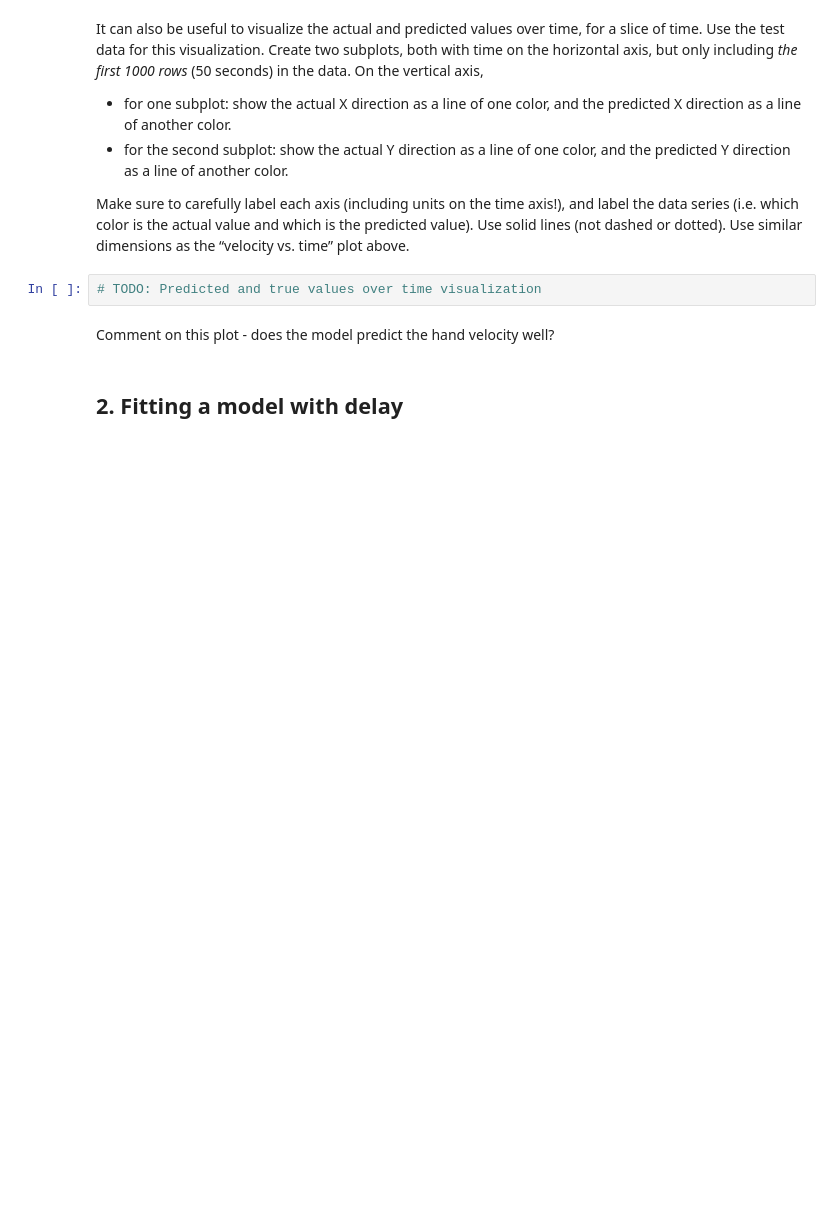
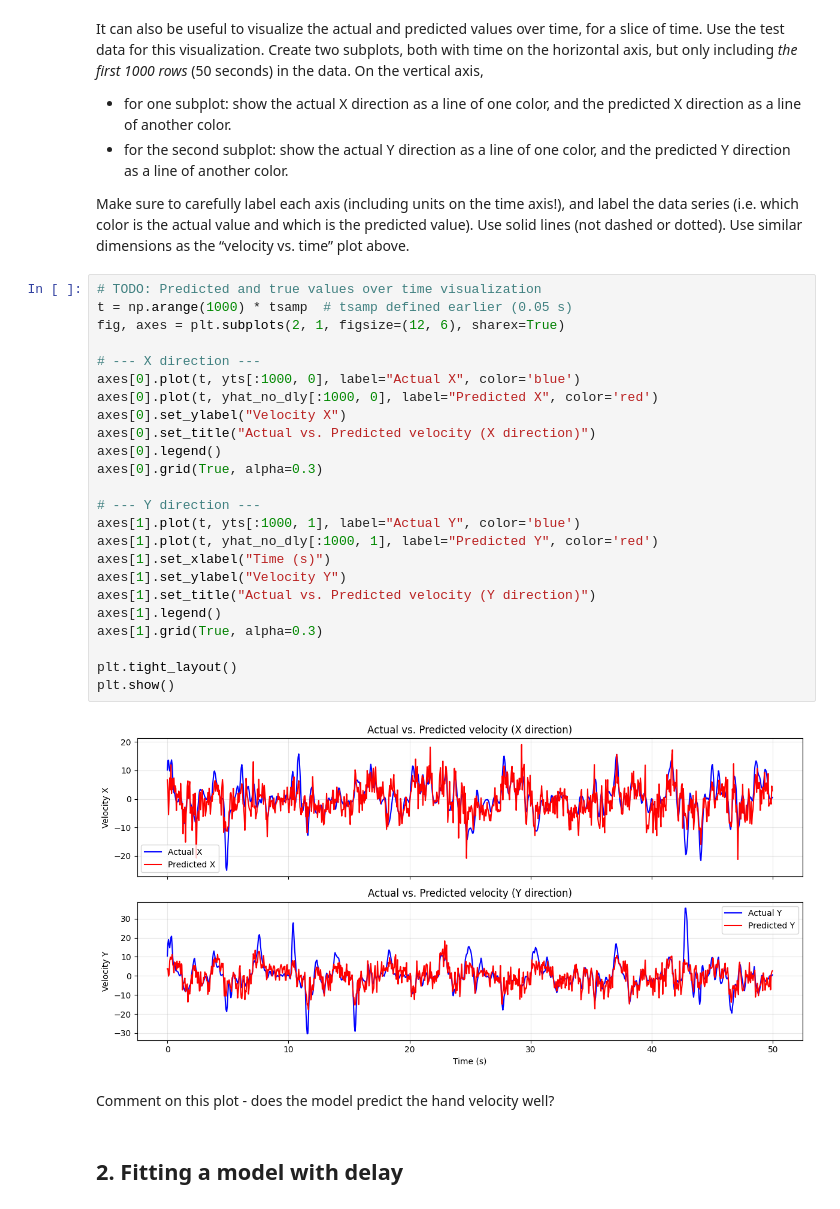
Before and after one commit to lz3546-cloud/IntroML, a Jupyter notebook: notebooks/4-neural-model-selection-hw.ipynb, the cells around one changed output. Cells and saved outputs as stored; diff of their text form; blank space fills up the shorter version.

```diff
--- a/notebooks/4-neural-model-selection-hw.ipynb
+++ b/notebooks/4-neural-model-selection-hw.ipynb
@@ -199,8 +218,32 @@ It can also be useful to visualize the actual and predicted values over time, fo
 -   for the second subplot: show the actual Y direction as a line of one color, and the predicted Y direction as a line of another color.
 
 Make sure to carefully label each axis (including units on the time axis!), and label the data series (i.e. which color is the actual value and which is the predicted value). Use solid lines (not dashed or dotted). Use similar dimensions as the “velocity vs. time” plot above.
-# %%
-# TODO: Predicted and true values over time visualization
+# %%
+# TODO: Predicted and true values over time visualization
+t = np.arange(1000) * tsamp  # tsamp defined earlier (0.05 s)
+fig, axes = plt.subplots(2, 1, figsize=(12, 6), sharex=True)
+
+# --- X direction ---
+axes[0].plot(t, yts[:1000, 0], label="Actual X", color='blue')
+axes[0].plot(t, yhat_no_dly[:1000, 0], label="Predicted X", color='red')
+axes[0].set_ylabel("Velocity X")
+axes[0].set_title("Actual vs. Predicted velocity (X direction)")
+axes[0].legend()
+axes[0].grid(True, alpha=0.3)
+
+# --- Y direction ---
+axes[1].plot(t, yts[:1000, 1], label="Actual Y", color='blue')
+axes[1].plot(t, yhat_no_dly[:1000, 1], label="Predicted Y", color='red')
+axes[1].set_xlabel("Time (s)")
+axes[1].set_ylabel("Velocity Y")
+axes[1].set_title("Actual vs. Predicted velocity (Y direction)")
+axes[1].legend()
+axes[1].grid(True, alpha=0.3)
+
+plt.tight_layout()
+plt.show()
+# %% [output]
+[figure, added]
 # %% [markdown]
 Comment on this plot - does the model predict the hand velocity well?
 # %% [markdown]
```
Also changed, not shown: parts of 13 cells of this notebook.
